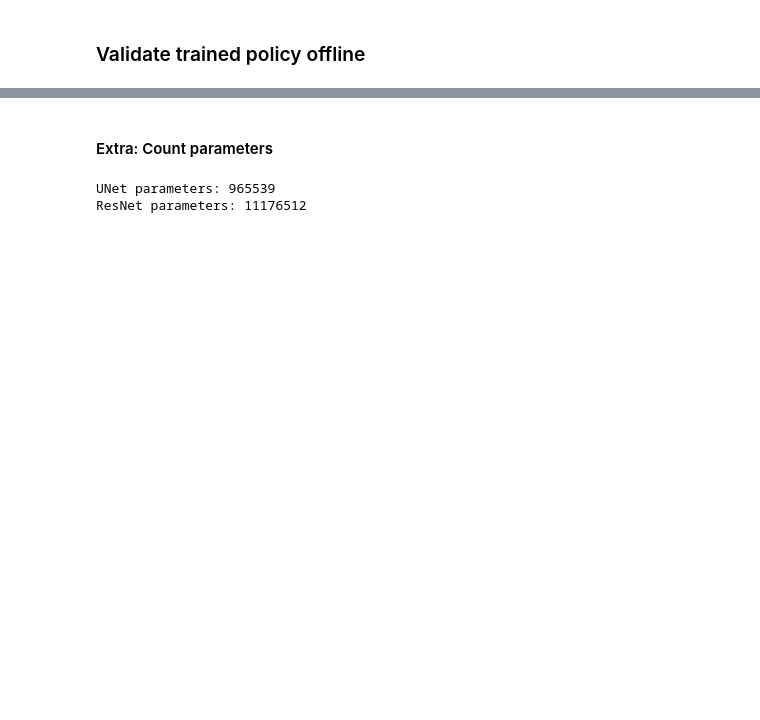
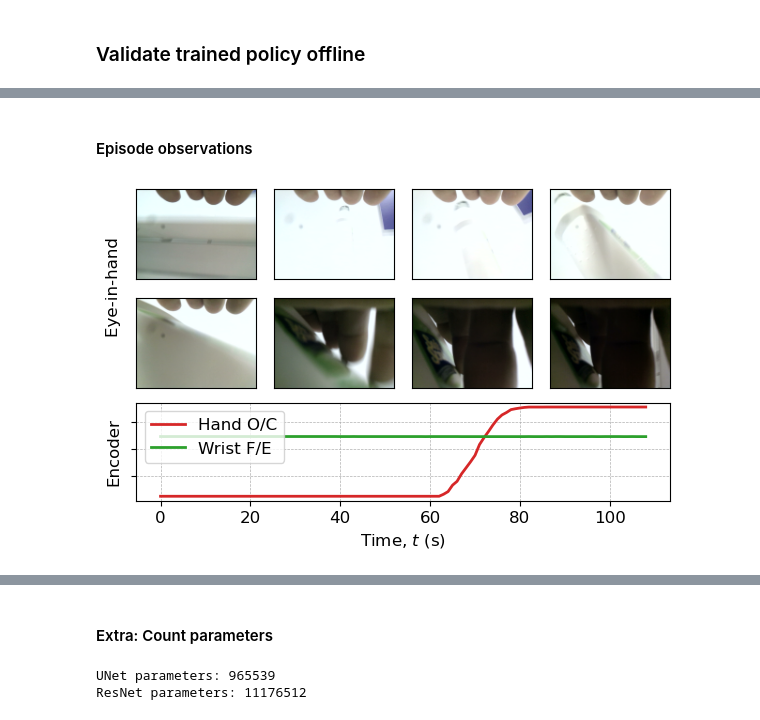
Before and after one commit to hsp-iit/HannesImitation, a Jupyter notebook: notebooks/validate_policy.ipynb, the cells around one changed output, grey strips where cells are left out. Saved outputs shown, nothing was run; the diff lists cells and outputs as text; code cells hidden in the pictures; blank space fills up the shorter version.

```diff
--- a/notebooks/validate_policy.ipynb
+++ b/notebooks/validate_policy.ipynb
@@ -103,0 +76,53 @@ human_to_hannes_handover_errors = np.abs(human_to_hannes_handover_errors)
+# %% [markdown]
+#### Episode observations
+# %%
+fig = plt.figure(figsize=(6, 4))
+
+rows_grid = 3
+cols_grid = 4
+gs = gridspec.GridSpec(nrows=rows_grid, ncols=cols_grid, width_ratios=[1, 1, 1, 1], height_ratios=[1, 1, 1])
+
+# eye-in-hand camera
+axes_frames = []
+for i in range(cols_grid):
+    ax = fig.add_subplot(gs[0, i])
+    axes_frames.append(ax)
+for i in range(cols_grid):
+    ax = fig.add_subplot(gs[1, i])
+    axes_frames.append(ax)
+
+ax_encoder = fig.add_subplot(gs[-1, :]) # encoder measurements axis
+
+nrows = 2
+ncols = 4
+pad_frames = 2
+start_i = 1
+end_i = -1
+
+frame_indeces = np.linspace(start=0, stop=len(frames)-1, num=nrows*ncols + pad_frames, dtype=int)
+#frame_indeces = frame_indeces[0:-1] #frame_indeces[1:-1]
+frame_indeces = frame_indeces[start_i:end_i]
+for ax, index in zip(axes_frames, frame_indeces):
+    ax.imshow(frames[index])
+    ax.set_xticklabels([])
+    ax.set_yticklabels([])
+    ax.xaxis.set_ticks_position('none')
+    ax.yaxis.set_ticks_position('none')
+
+axes_frames[0].set_ylabel('Eye-in-hand' + ' ' * 20) # spaces to center y label between axes
+
+ax_encoder.plot(mes_hand, color='tab:red', linewidth=2, alpha=1, label='Hand O/C')[0]
+ax_encoder.plot(mes_wrist_FE, color='tab:green', linewidth=2, alpha=1, label='Wrist F/E')[0]
+ax_encoder.set_ylabel('Encoder')
+ax_encoder.grid(linewidth=0.5, linestyle='--')
+ax_encoder.set_xlabel("Time, $t$ (s)")
+ax_encoder.legend(loc='upper left', ncols=1)
+ax_encoder.set_yticklabels([])
+
+#plt.savefig(fname='../../figures/test/iros2025/' + name + 'observations.pdf', bbox_inches='tight', dpi=600)
+#plt.savefig(fname='../../figures/test/iros2025/' + name + 'observations.png', bbox_inches='tight', dpi=600)
+#plt.savefig(fname='../../figures/test/iros2025/' + name + 'observations.svg', bbox_inches='tight', dpi=600)
+plt.tight_layout()
+plt.show()
+# %% [output]
+[figure, added]
```
Also changed, not shown: parts of 23 cells of this notebook, 1 other file.
